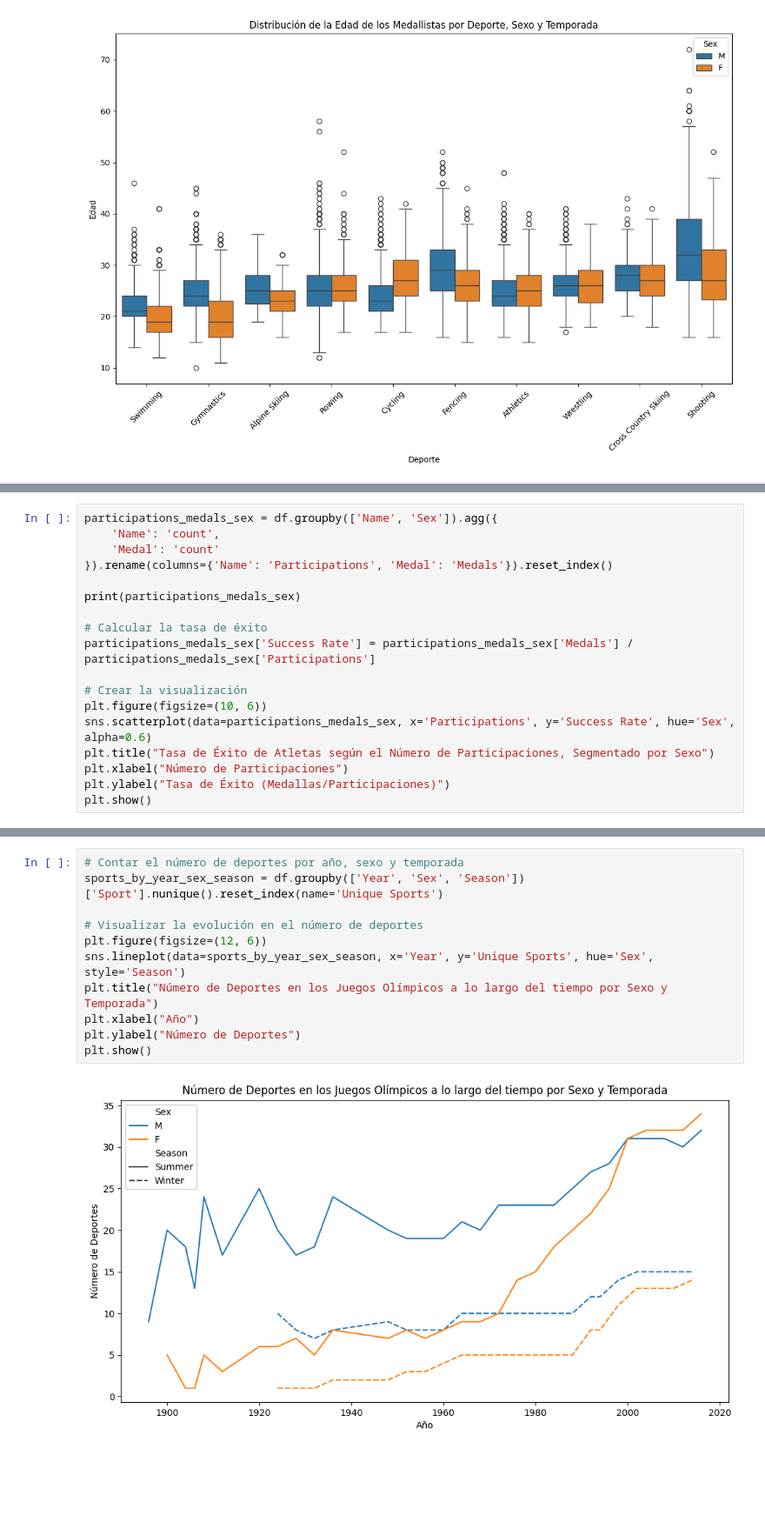
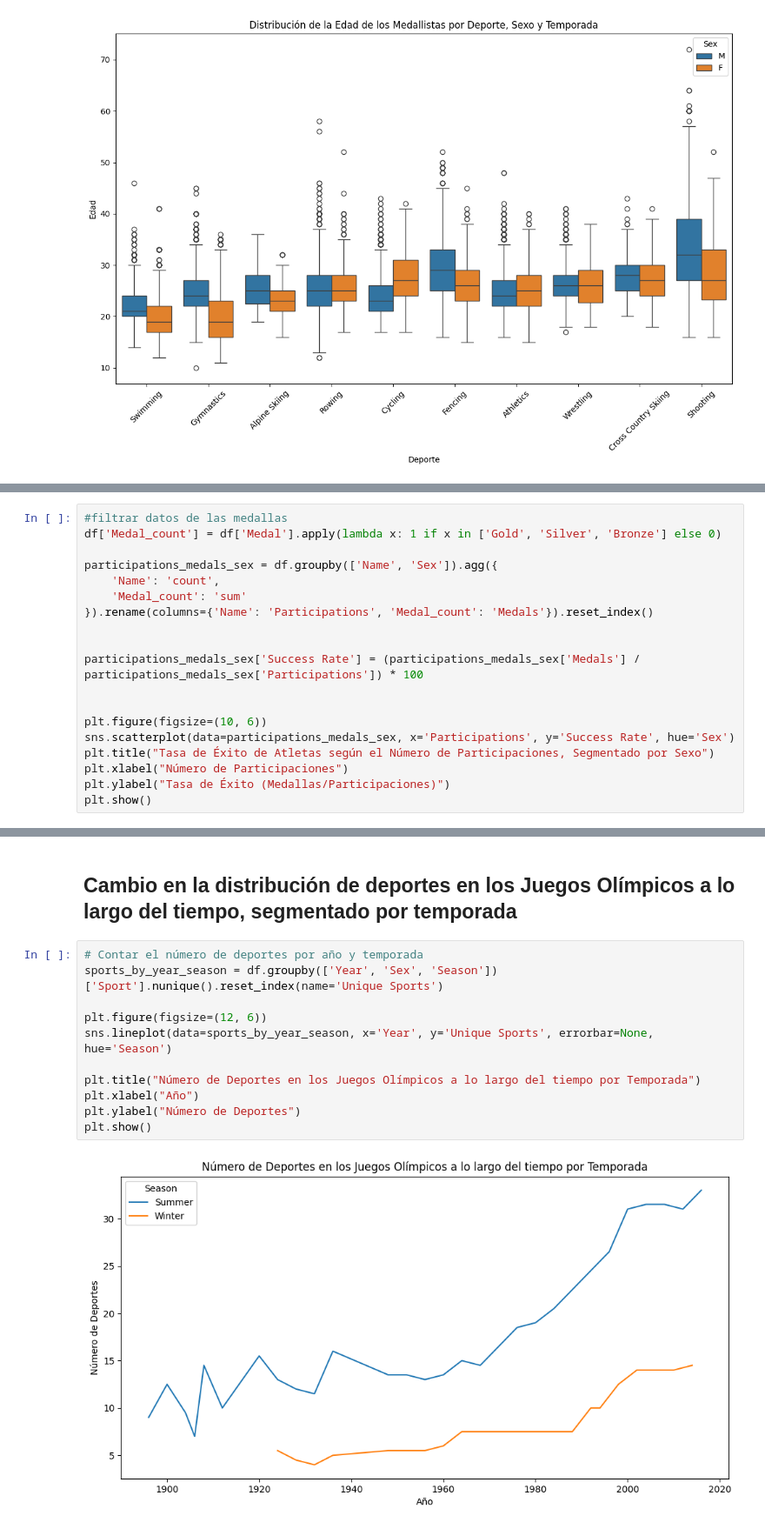
Before and after one commit to ju4n-avendanoa/Data_Olympics, a Jupyter notebook: main.ipynb, the cells around one changed output, grey strips where cells are left out. Shown at 87% size. Saved outputs shown, nothing was run; the diff lists cells and outputs as text; blank space fills up the shorter version.

```diff
--- a/main.ipynb
+++ b/main.ipynb
@@ -503,17 +506,18 @@ top_10_by_year
 # %%
+#filtrar datos de las medallas
+df['Medal_count'] = df['Medal'].apply(lambda x: 1 if x in ['Gold', 'Silver', 'Bronze'] else 0)
+
 participations_medals_sex = df.groupby(['Name', 'Sex']).agg({
     'Name': 'count',
-    'Medal': 'count'
-}).rename(columns={'Name': 'Participations', 'Medal': 'Medals'}).reset_index()
+    'Medal_count': 'sum'
+}).rename(columns={'Name': 'Participations', 'Medal_count': 'Medals'}).reset_index()
 
-print(participations_medals_sex)
 
-# Calcular la tasa de éxito
-participations_medals_sex['Success Rate'] = participations_medals_sex['Medals'] / participations_medals_sex['Participations']
+participations_medals_sex['Success Rate'] = (participations_medals_sex['Medals'] / participations_medals_sex['Participations']) * 100
 
-# Crear la visualización
+
 plt.figure(figsize=(10, 6))
-sns.scatterplot(data=participations_medals_sex, x='Participations', y='Success Rate', hue='Sex', alpha=0.6)
+sns.scatterplot(data=participations_medals_sex, x='Participations', y='Success Rate', hue='Sex')
 plt.title("Tasa de Éxito de Atletas según el Número de Participaciones, Segmentado por Sexo")
 plt.xlabel("Número de Participaciones")
 plt.ylabel("Tasa de Éxito (Medallas/Participaciones)")
@@ -537,13 +527,15 @@ plt.show()
+# %% [markdown]
+## Cambio en la distribución de deportes en los Juegos Olímpicos a lo largo del tiempo, segmentado por temporada
 # %%
-# Contar el número de deportes por año, sexo y temporada
-sports_by_year_sex_season = df.groupby(['Year', 'Sex', 'Season'])['Sport'].nunique().reset_index(name='Unique Sports')
+# Contar el número de deportes por año y temporada
+sports_by_year_season = df.groupby(['Year', 'Sex', 'Season'])['Sport'].nunique().reset_index(name='Unique Sports')
 
-# Visualizar la evolución en el número de deportes
 plt.figure(figsize=(12, 6))
-sns.lineplot(data=sports_by_year_sex_season, x='Year', y='Unique Sports', hue='Sex', style='Season')
-plt.title("Número de Deportes en los Juegos Olímpicos a lo largo del tiempo por Sexo y Temporada")
+sns.lineplot(data=sports_by_year_season, x='Year', y='Unique Sports', errorbar=None, hue='Season')
+
+plt.title("Número de Deportes en los Juegos Olímpicos a lo largo del tiempo por Temporada")
 plt.xlabel("Año")
 plt.ylabel("Número de Deportes")
 plt.show()
 # %% [output]
-[figure, old version]
+[figure, new version]
```
Also changed, not shown: parts of 7 cells of this notebook.
